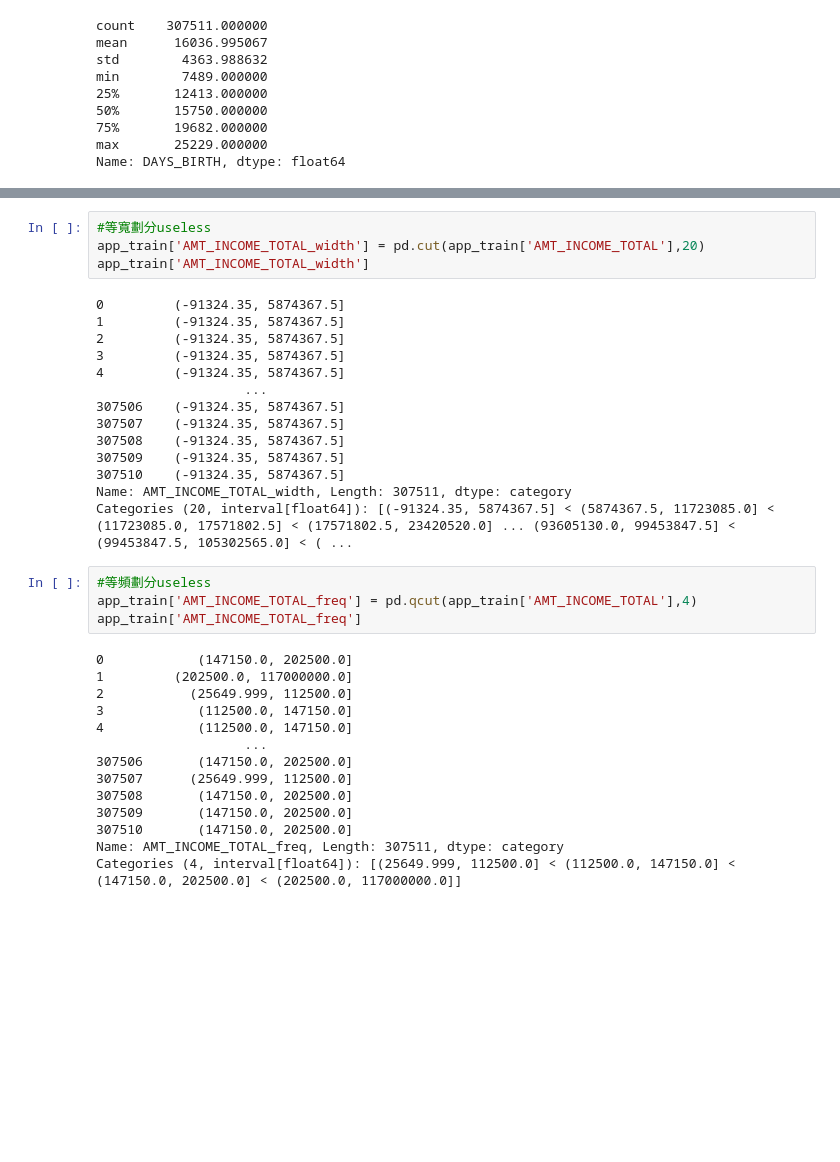
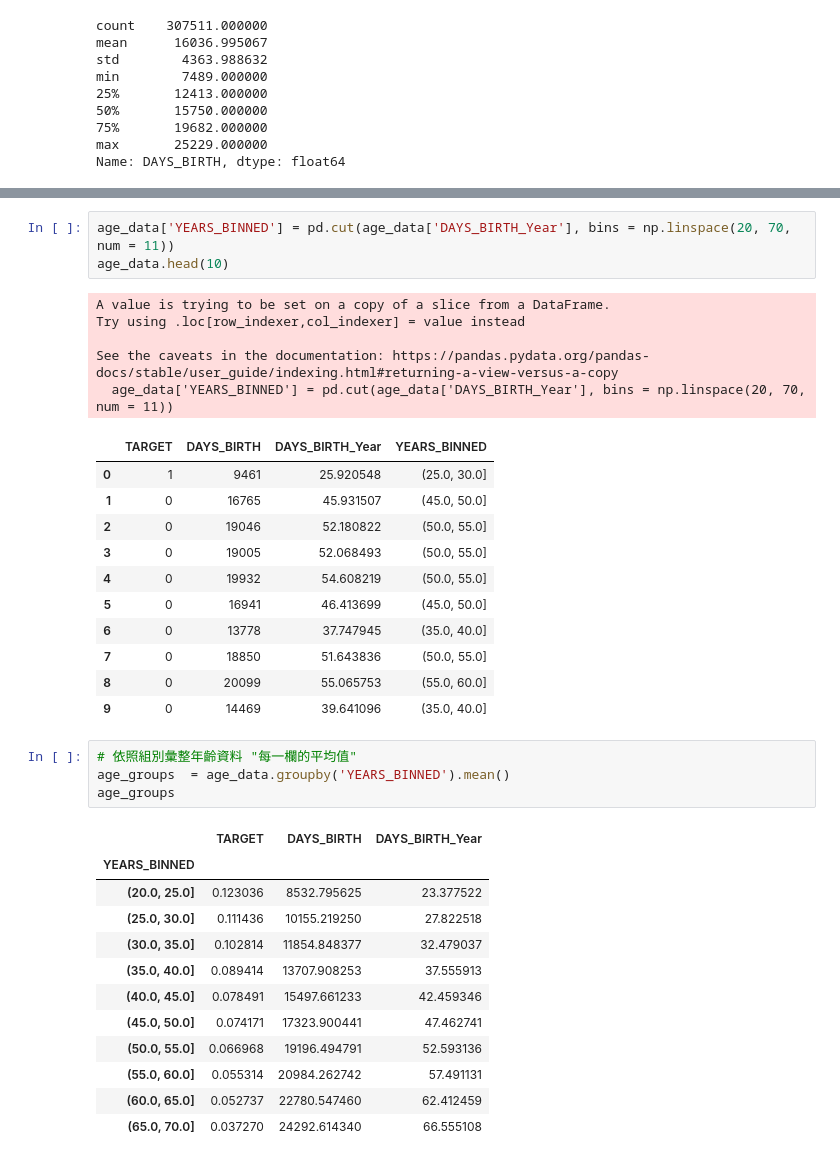
Before and after one commit to liyuyu0418/ML100Days, a Jupyter notebook: homework/HW018/Day_018_HW.ipynb, the cells around one changed output, grey strips where cells are left out. Cells and saved outputs as stored; diff of their text form; blank space fills up the shorter version.

```diff
--- a/homework/HW018/Day_018_HW.ipynb
+++ b/homework/HW018/Day_018_HW.ipynb
@@ -142,36 +108,37 @@ Categories (4, interval[float64]): [(20.517, 34.008] < (34.008, 43.151] < (43.15
-# %%
-#等寬劃分useless
-app_train['AMT_INCOME_TOTAL_width'] = pd.cut(app_train['AMT_INCOME_TOTAL'],20)
-app_train['AMT_INCOME_TOTAL_width']
-# %% [output]
-0         (-91324.35, 5874367.5]
-1         (-91324.35, 5874367.5]
-2         (-91324.35, 5874367.5]
-3         (-91324.35, 5874367.5]
-4         (-91324.35, 5874367.5]
-                   ...
-307506    (-91324.35, 5874367.5]
-307507    (-91324.35, 5874367.5]
-307508    (-91324.35, 5874367.5]
-307509    (-91324.35, 5874367.5]
-307510    (-91324.35, 5874367.5]
-Name: AMT_INCOME_TOTAL_width, Length: 307511, dtype: category
-Categories (20, interval[float64]): [(-91324.35, 5874367.5] < (5874367.5, 11723085.0] < (11723085.0, 17571802.5] < (17571802.5, 23420520.0] ... (93605130.0, 99453847.5] < (99453847.5, 105302565.0] < ( ...
-# %%
-#等頻劃分useless
-app_train['AMT_INCOME_TOTAL_freq'] = pd.qcut(app_train['AMT_INCOME_TOTAL'],4)
-app_train['AMT_INCOME_TOTAL_freq']
-# %% [output]
-0            (147150.0, 202500.0]
-1         (202500.0, 117000000.0]
-2           (25649.999, 112500.0]
-3            (112500.0, 147150.0]
-4            (112500.0, 147150.0]
-                   ...
-307506       (147150.0, 202500.0]
-307507      (25649.999, 112500.0]
-307508       (147150.0, 202500.0]
-307509       (147150.0, 202500.0]
-307510       (147150.0, 202500.0]
-Name: AMT_INCOME_TOTAL_freq, Length: 307511, dtype: category
-Categories (4, interval[float64]): [(25649.999, 112500.0] < (112500.0, 147150.0] < (147150.0, 202500.0] < (202500.0, 117000000.0]]
+# %%
+age_data['YEARS_BINNED'] = pd.cut(age_data['DAYS_BIRTH_Year'], bins = np.linspace(20, 70, num = 11))
+age_data.head(10)
+# %% [output]
+A value is trying to be set on a copy of a slice from a DataFrame.
+Try using .loc[row_indexer,col_indexer] = value instead
+
+See the caveats in the documentation: https://pandas.pydata.org/pandas-docs/stable/user_guide/indexing.html#returning-a-view-versus-a-copy
+  age_data['YEARS_BINNED'] = pd.cut(age_data['DAYS_BIRTH_Year'], bins = np.linspace(20, 70, num = 11))
+|  | TARGET | DAYS_BIRTH | DAYS_BIRTH_Year | YEARS_BINNED |
+| 0 | 1 | 9461 | 25.920548 | (25.0, 30.0] |
+| 1 | 0 | 16765 | 45.931507 | (45.0, 50.0] |
+| 2 | 0 | 19046 | 52.180822 | (50.0, 55.0] |
+| 3 | 0 | 19005 | 52.068493 | (50.0, 55.0] |
+| 4 | 0 | 19932 | 54.608219 | (50.0, 55.0] |
+| 5 | 0 | 16941 | 46.413699 | (45.0, 50.0] |
+| 6 | 0 | 13778 | 37.747945 | (35.0, 40.0] |
+| 7 | 0 | 18850 | 51.643836 | (50.0, 55.0] |
+| 8 | 0 | 20099 | 55.065753 | (55.0, 60.0] |
+| 9 | 0 | 14469 | 39.641096 | (35.0, 40.0] |
+# %%
+# 依照組別彙整年齡資料 "每一欄的平均值"
+age_groups  = age_data.groupby('YEARS_BINNED').mean()
+age_groups
+# %% [output]
+|  | TARGET | DAYS_BIRTH | DAYS_BIRTH_Year |
+| YEARS_BINNED |  |  |  |
+| (20.0, 25.0] | 0.123036 | 8532.795625 | 23.377522 |
+| (25.0, 30.0] | 0.111436 | 10155.219250 | 27.822518 |
+| (30.0, 35.0] | 0.102814 | 11854.848377 | 32.479037 |
+| (35.0, 40.0] | 0.089414 | 13707.908253 | 37.555913 |
+| (40.0, 45.0] | 0.078491 | 15497.661233 | 42.459346 |
+| (45.0, 50.0] | 0.074171 | 17323.900441 | 47.462741 |
+| (50.0, 55.0] | 0.066968 | 19196.494791 | 52.593136 |
+| (55.0, 60.0] | 0.055314 | 20984.262742 | 57.491131 |
+| (60.0, 65.0] | 0.052737 | 22780.547460 | 62.412459 |
+| (65.0, 70.0] | 0.037270 | 24292.614340 | 66.555108 |
```
Also changed, not shown: parts of 6 cells of this notebook.
